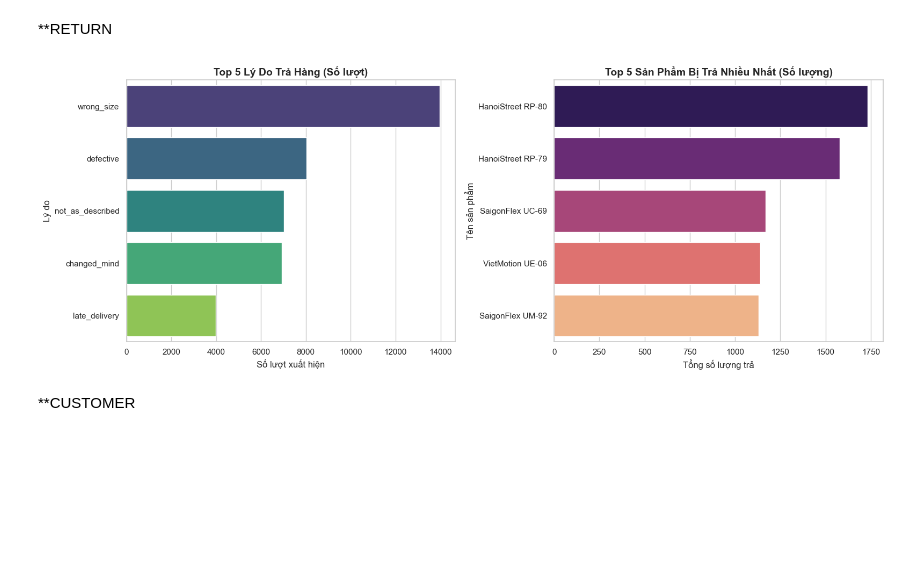
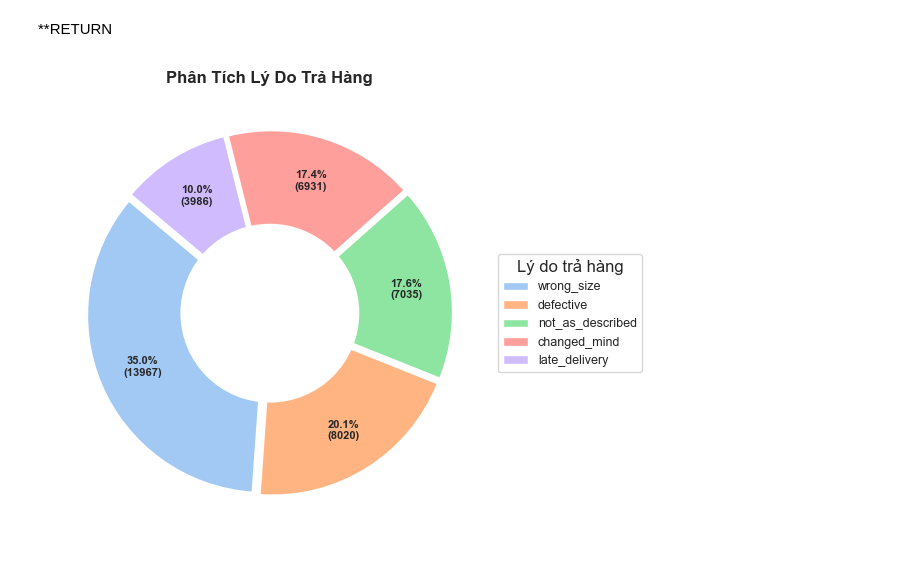
Before and after one commit to lamducanhkhoarubik-spec/Datathon_UITUT, a Jupyter notebook: code/eda/diagnostic.ipynb, the cells around one changed output. Saved outputs shown, nothing was run; the diff lists cells and outputs as text; code cells hidden in the pictures; blank space fills up the shorter version.

```diff
--- a/code/eda/diagnostic.ipynb
+++ b/code/eda/diagnostic.ipynb
@@ -189,55 +153,48 @@ plt.show()
 # %% [markdown]
 **RETURN
 # %%
-# Thiết lập phong cách cho biểu đồ
-sns.set_theme(style="whitegrid")
+# Giả định dữ liệu đã có sẵn
+reason_counts = df_returns['return_reason'].value_counts().reset_index()
+reason_counts.columns = ['reason', 'count']
 
-# 1. Xử lý dữ liệu cho Lý do trả hàng
-top_reasons = data_cleansed['df_returns']['return_reason'].value_counts().head(5).reset_index()
-top_reasons.columns = ['reason', 'count']
+# 1. PHẢI ĐỊNH NGHĨA BIẾN NÀY TRƯỚC KHI VẼ
+pct_idx = list(range(len(reason_counts)))
 
-# 2. Xử lý dữ liệu cho Sản phẩm bị trả nhiều nhất
-returns_agg = data_cleansed['df_returns'].groupby('product_id')['return_quantity'].sum().reset_index()
-top_products = pd.merge(
-    returns_agg,
-    data_cleansed['df_products'][['product_id', 'product_name']],
-    on='product_id'
-).sort_values(by='return_quantity', ascending=False).head(5)
+# Hàm định dạng nhãn bên trong (chỉ hiển thị số liệu để tránh chật chội)
+def func(pct, allvals):
+    absolute = int(round(pct/100.*sum(allvals)))
+    return f"{pct:.1f}%\n({absolute:d})"
 
-# TẠO FIG VỚI 2 BIỂU ĐỒ CỘT (SUBPLOTS)
-fig, axes = plt.subplots(1, 2, figsize=(16, 6))
+plt.figure(figsize=(7, 5)) # Size nhỏ gọn
 
-# Biểu đồ 1: Top 5 lý do trả hàng
-sns.barplot(
-    data=top_reasons,
-    x='count',
-    y='reason',
-    hue='reason',      # Gán hue bằng biến y
-    ax=axes[0],
-    palette='viridis',
-    legend=False       # Tắt legend để biểu đồ gọn gàng
+# 2. Vẽ biểu đồ
+wedges, texts, autotexts = plt.pie(
+    reason_counts['count'],
+    autopct=lambda pct: func(pct, reason_counts['count']),
+    startangle=140,
+    colors=sns.color_palette('pastel'),
+    pctdistance=0.75,      # Đưa số liệu vào trong miếng bánh
+    explode=[0.03] * len(reason_counts),
+    textprops={'fontsize': 8, 'fontweight': 'bold'} # Chỉnh chữ số liệu nhỏ lại
 )
-axes[0].set_title('Top 5 Lý Do Trả Hàng (Số lượt)', fontsize=14, fontweight='bold')
-axes[0].set_xlabel('Số lượt xuất hiện')
-axes[0].set_ylabel('Lý do')
 
-# Biểu đồ 2: Top 5 sản phẩm bị trả nhiều nhất
-sns.barplot(
-    data=top_products,
-    x='return_quantity',
-    y='product_name',
-    hue='product_name', # Gán hue bằng biến y
-    ax=axes[1],
-    palette='magma',
-    legend=False        # Tắt legend
+# 3. Thêm Legend (Chú thích) ở bên cạnh để không lơ lửng
+plt.legend(
+    wedges,
+    reason_counts['reason'],
+    title="Lý do trả hàng",
+    loc="center left",
+    bbox_to_anchor=(1, 0, 0.5, 1), # Đẩy bảng chú thích ra ngoài phía bên phải
+    fontsize=9
 )
-axes[1].set_title('Top 5 Sản Phẩm Bị Trả Nhiều Nhất (Số lượng)', fontsize=14, fontweight='bold')
-axes[1].set_xlabel('Tổng số lượng trả')
-axes[1].set_ylabel('Tên sản phẩm')
 
+# Tạo hình tròn trắng ở giữa (Donut)
+centre_circle = plt.Circle((0,0), 0.50, fc='white')
+fig = plt.gcf()
+fig.gca().add_artist(centre_circle)
+
+plt.title('Phân Tích Lý Do Trả Hàng', fontsize=12, fontweight='bold')
 plt.tight_layout()
 plt.show()
 # %% [output]
-[figure, old version]
+[figure, new version]
-# %% [markdown]
-**CUSTOMER
```
Also changed, not shown: parts of 9 cells of this notebook.
